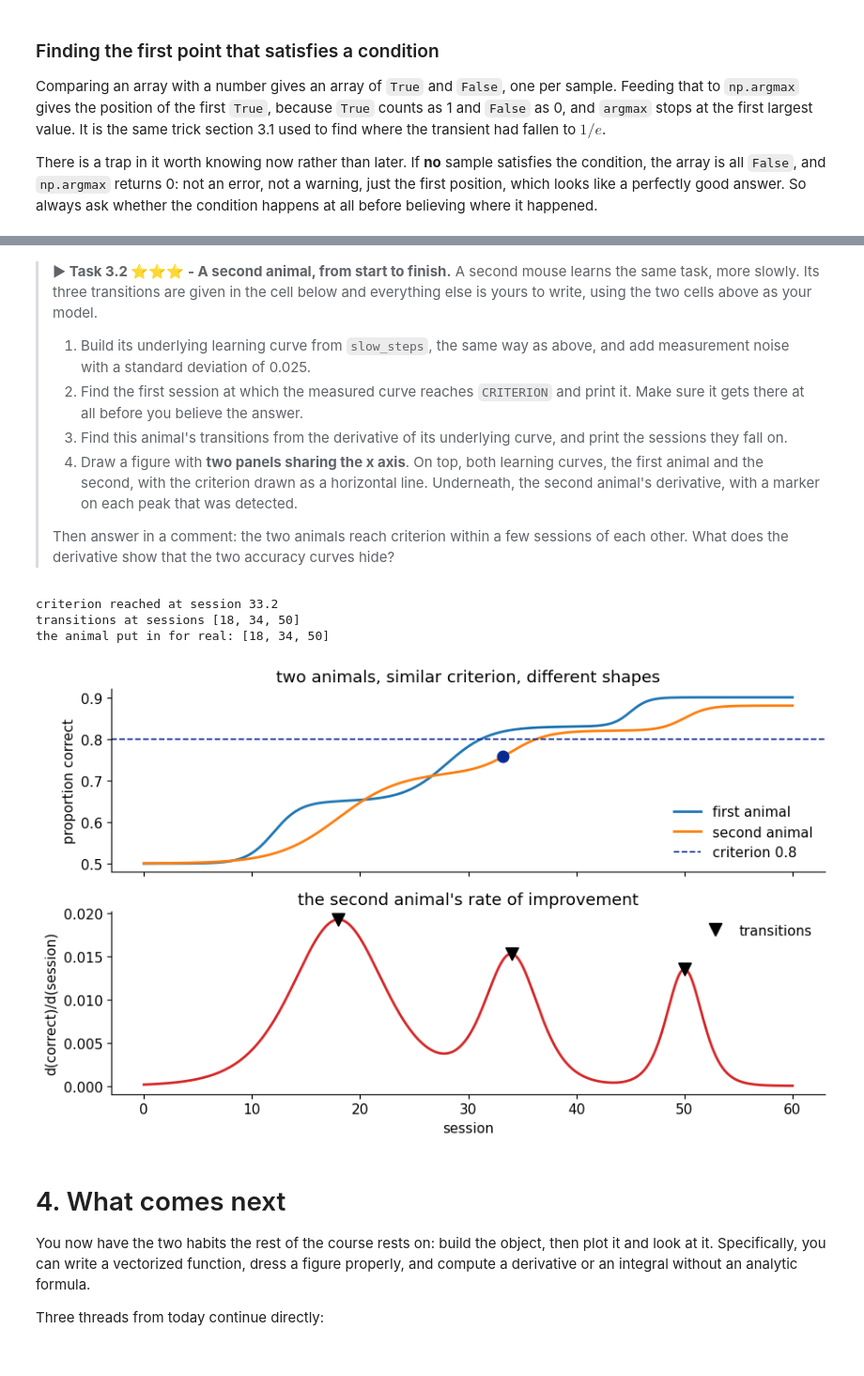
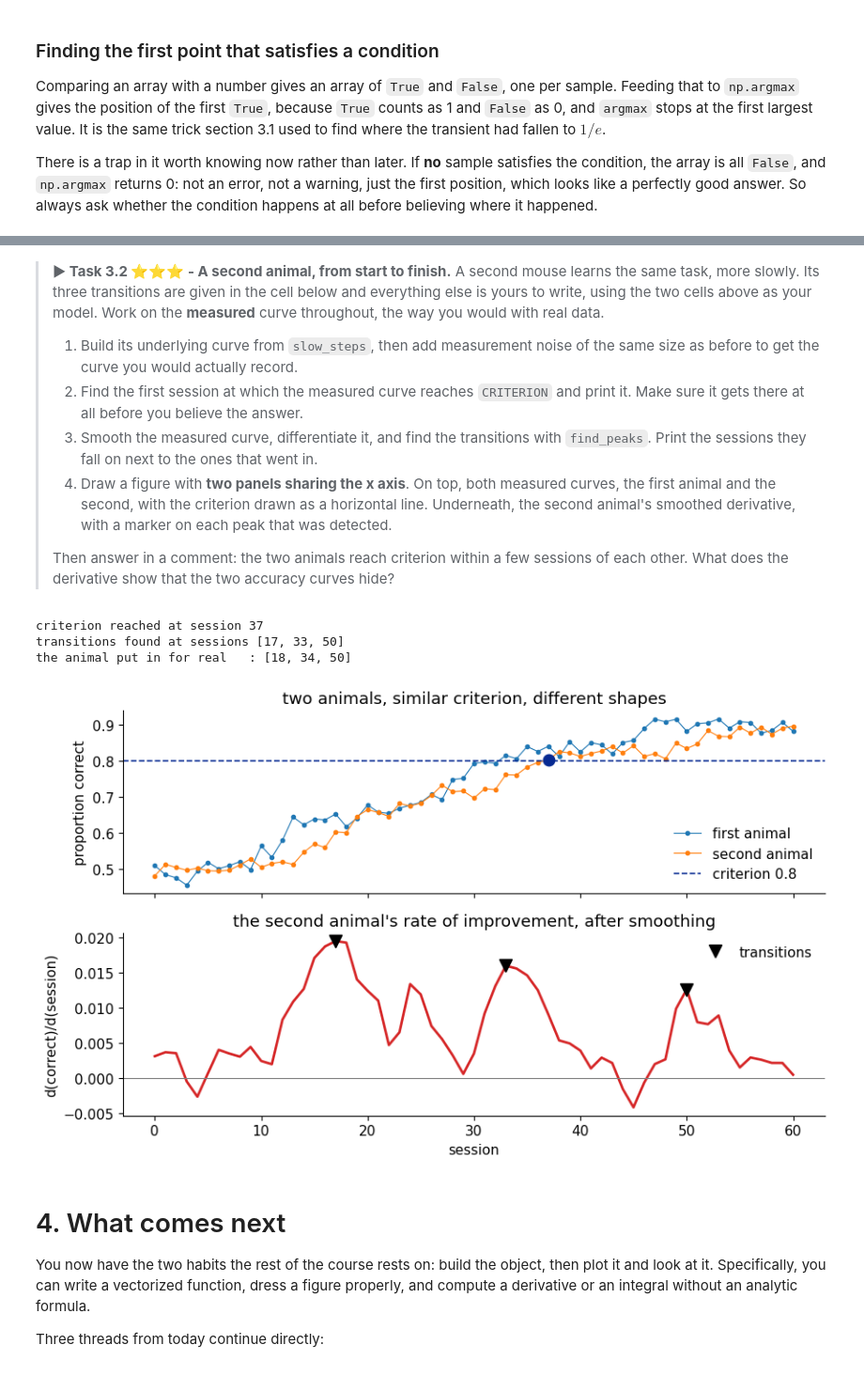
Before and after one commit to gmatteuc/QMN_course_2026, a Jupyter notebook: notebooks/02_math_refresher_TA.ipynb, the cells around one changed output, grey strips where cells are left out. Shown at 94% size. Saved outputs shown, nothing was run; the diff lists cells and outputs as text; code cells hidden in the pictures.

```diff
--- a/notebooks/02_math_refresher_TA.ipynb
+++ b/notebooks/02_math_refresher_TA.ipynb
@@ -1455,16 +1455,13 @@ and a comparison:
   threshold, 0.8 in the IBL protocol, which is how an animal is declared trained.
 # %%
 # --- A learning curve built out of three transitions
-rng = np.random.default_rng(4)
+rng = np.random.default_rng(14)
 
 def transition(session, midpoint, height, sharpness):
     """One learning step: a sigmoid climbing by `height`, centred on session `midpoint`."""
     return height / (1 + np.exp(-sharpness * (session - midpoint)))
 
-# A fine grid rather than one point per session, so that the derivative has something to work
-# with. A real learning curve gives you one accuracy per session and looks like a coarse version
-# of this.
-sessions = np.linspace(0, 60, 601)
+sessions = np.arange(0, 61.0)     # one measured accuracy per session, as in the real dataset
 
 CHANCE = 0.5                      # two sides to choose from, so guessing is right half the time
 steps = [                         # midpoint, height, sharpness
@@ -1477,10 +1474,13 @@ learning = np.full_like(sessions, CHANCE)
 for midpoint, height, sharpness in steps:
     learning = learning + transition(sessions, midpoint, height, sharpness)
 
-measured = learning + rng.normal(0, 0.015, size=sessions.size)   # sessions vary, so add noise
+# A session is a few hundred trials, so the accuracy you measure wobbles around the underlying
+# value even when nothing about the animal has changed. At 80% correct over 600 trials that
+# wobble is sqrt(p * (1 - p) / n) = 0.016, which is the size of noise added here.
+measured = learning + rng.normal(0, 0.015, size=sessions.size)
 
 fig, ax = plt.subplots(figsize=(9, 3.6))
-ax.plot(sessions, measured, lw=0.8, color="0.6", label="measured")
+ax.plot(sessions, measured, "o-", lw=0.8, ms=3, color="0.6", label="measured")
 ax.plot(sessions, learning, lw=2, label="underlying learning curve")
 ax.axhline(CHANCE, color="gray", lw=0.8, ls=":", label="chance")
 ax.set_xlabel("session")
@@ -1490,5 +1490,5 @@ ax.legend(frameon=False, loc="lower right")
 fig.tight_layout()
 plt.show()
 
-print(f"starts at {learning[0]:.2f} and ends at {learning[-1]:.2f}")
+print(f"the underlying curve runs from {learning[0]:.2f} to {learning[-1]:.2f}")
 # %% [output]
@@ -1586,17 +1618,18 @@ has finished. A criterion is a convention, not the end of the process.
 # %% [markdown]
 > **▶ Task 3.2 ⭐⭐⭐ - A second animal, from start to finish.**
 > A second mouse learns the same task, more slowly. Its three transitions are given in the cell
-> below and everything else is yours to write, using the two cells above as your model.
+> below and everything else is yours to write, using the two cells above as your model. Work on
+> the **measured** curve throughout, the way you would with real data.
 >
-> 1. Build its underlying learning curve from `slow_steps`, the same way as above, and add
->    measurement noise with a standard deviation of 0.025.
+> 1. Build its underlying curve from `slow_steps`, then add measurement noise of the same size as
+>    before to get the curve you would actually record.
 > 2. Find the first session at which the measured curve reaches `CRITERION` and print it. Make
 >    sure it gets there at all before you believe the answer.
-> 3. Find this animal's transitions from the derivative of its underlying curve, and print the
->    sessions they fall on.
-> 4. Draw a figure with **two panels sharing the x axis**. On top, both learning curves, the first
+> 3. Smooth the measured curve, differentiate it, and find the transitions with `find_peaks`.
+>    Print the sessions they fall on next to the ones that went in.
+> 4. Draw a figure with **two panels sharing the x axis**. On top, both measured curves, the first
 >    animal and the second, with the criterion drawn as a horizontal line. Underneath, the second
->    animal's derivative, with a marker on each peak that was detected.
+>    animal's smoothed derivative, with a marker on each peak that was detected.
 >
 > Then answer in a comment: the two animals reach criterion within a few sessions of each other.
 > What does the derivative show that the two accuracy curves hide?
@@ -1604,9 +1637,9 @@ has finished. A criterion is a convention, not the end of the process.
 # TODO 3.2 - the second animal is described here, the analysis and the figure are yours.
 slow_steps = [(18, 0.22, 0.35), (34, 0.10, 0.6), (50, 0.06, 0.9)]   # midpoint, height, sharpness
 
-# 1. build the curve and add the noise
+# 1. build the underlying curve, then add the measurement noise
 # 2. the first session at criterion
-# 3. the transitions, from the derivative
+# 3. smooth, differentiate, find the transitions
 # 4. the two panel figure
 
 # Then answer here: what does the derivative show that the two accuracy curves hide?
@@ -1614,54 +1647,55 @@ slow_steps = [(18, 0.22, 0.35), (34, 0.10, 0.6), (50, 0.06, 0.9)]   # midpoint,
 # --- SOLUTION BELOW: TO BE REMOVED IN THE STUDENT VERSION
 slow = np.full_like(sessions, CHANCE)
 for midpoint, height, sharpness in slow_steps:
     slow = slow + transition(sessions, midpoint, height, sharpness)
-slow_measured = slow + rng.normal(0, 0.025, size=sessions.size)
+slow_measured = slow + rng.normal(0, 0.015, size=sessions.size)
 
 reached_slow = slow_measured >= CRITERION
 if reached_slow.any():
     first_slow = np.argmax(reached_slow)
-    print(f"criterion reached at session {sessions[first_slow]:.1f}")
+    print(f"criterion reached at session {sessions[first_slow]:.0f}")
 else:
     print("this animal never reaches criterion")
 
-slow_rate = np.gradient(slow, sessions)
-slow_peaks, _ = find_peaks(slow_rate, height=0.003)
-print("transitions at sessions", [round(float(s)) for s in sessions[slow_peaks]])
-print("the animal put in for real:", [m for m, _, _ in slow_steps])
+slow_rate = np.gradient(smooth(slow_measured, 5), sessions)
+slow_peaks, _ = find_peaks(slow_rate, height=0.005, distance=8)
+print("transitions found at sessions", [int(s) for s in sessions[slow_peaks]])
+print("the animal put in for real   :", [m for m, _, _ in slow_steps])
 
 fig, axes = plt.subplots(2, 1, figsize=(9, 5.5), sharex=True)
-axes[0].plot(sessions, learning, lw=2, label="first animal")
-axes[0].plot(sessions, slow, lw=2, label="second animal")
+axes[0].plot(sessions, measured, "o-", lw=0.8, ms=3, label="first animal")
+axes[0].plot(sessions, slow_measured, "o-", lw=0.8, ms=3, label="second animal")
 axes[0].axhline(CRITERION, color="#072A92", lw=1.2, ls="--", label=f"criterion {CRITERION}")
-axes[0].plot(sessions[first_slow], slow[first_slow], "o", ms=9, color="#072A92")
+axes[0].plot(sessions[first_slow], slow_measured[first_slow], "o", ms=9, color="#072A92")
 axes[0].set_ylabel("proportion correct")
 axes[0].set_title("two animals, similar criterion, different shapes")
 axes[0].legend(frameon=False, loc="lower right")
 
 axes[1].plot(sessions, slow_rate, lw=2, color="#d62728")
 axes[1].plot(sessions[slow_peaks], slow_rate[slow_peaks], "v", ms=10, color="black",
              label="transitions")
+axes[1].axhline(0, color="gray", lw=0.8)
 axes[1].set_xlabel("session")
 axes[1].set_ylabel("d(correct)/d(session)")
-axes[1].set_title("the second animal's rate of improvement")
+axes[1].set_title("the second animal's rate of improvement, after smoothing")
 axes[1].legend(frameon=False)
 fig.tight_layout()
 plt.show()
 
-# The two cross the criterion a few sessions apart, so on that number alone they look like
-# similar learners. The derivative says otherwise. The first animal improves in three steps of
-# comparable size, the second gains more than half of its total in one long shallow transition
-# and only trickles the rest in afterwards. Look at its first peak: it is lower than every peak
-# of the first animal, and yet that step is the largest single gain of the six, 0.22 against a
-# best of 0.18. It is also the widest. A slow change is not a small one, because what a step is
-# worth is the area under its peak and not its height. Reporting the session at which each
+# The two cross the criterion four sessions apart, so on that number alone they look like similar
+# learners. The derivative says otherwise. The first animal improves in three steps of comparable
+# size, the second gains more than half of its total in one long shallow transition and only
+# trickles the rest in afterwards. That first step of the second animal is the largest single gain
+# of the six, 0.22 against a best of 0.18, and its peak is still lower than the first animal's
+# opening peak, which is worth only 0.15: a slow change is not a small one, because what a step is
+# worth is the area under its peak rather than its height. Reporting the session at which each
 # animal was declared trained would hide all of that.
 # --- END SOLUTION
 # %% [output]
-criterion reached at session 33.2
-transitions at sessions [18, 34, 50]
-the animal put in for real: [18, 34, 50]
+criterion reached at session 37
+transitions found at sessions [17, 33, 50]
+the animal put in for real   : [18, 34, 50]
-[figure, old version]
+[figure, new version]
 # %% [markdown]
 <a id="section-4"></a>
 # 4. What comes next
```
Also changed, not shown: parts of 5 cells of this notebook, 3 other files.
